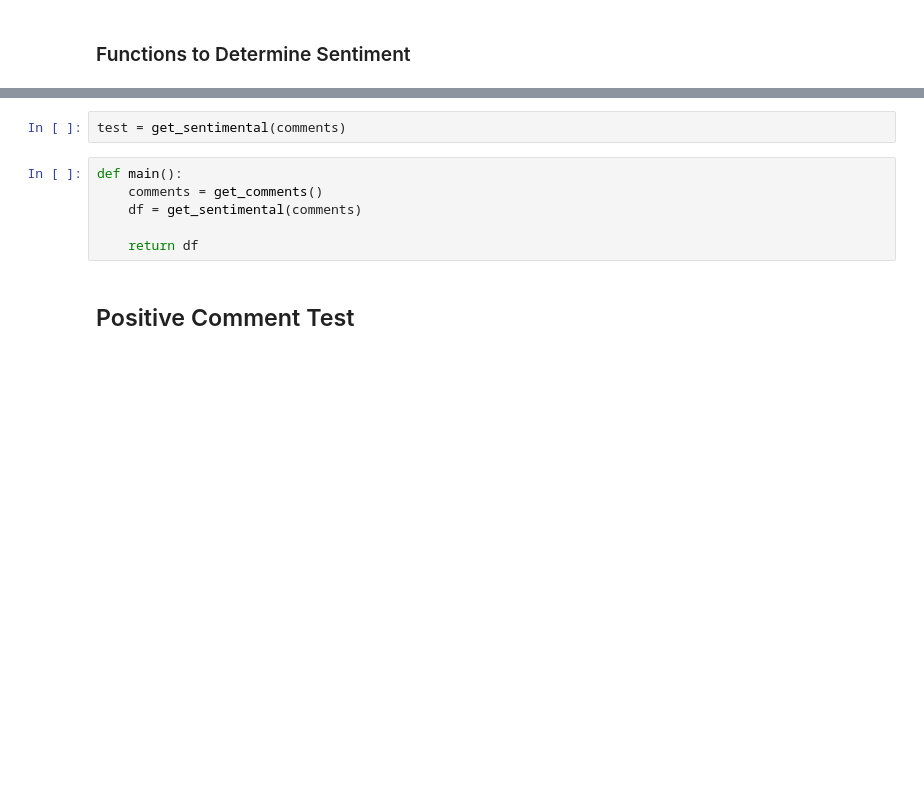
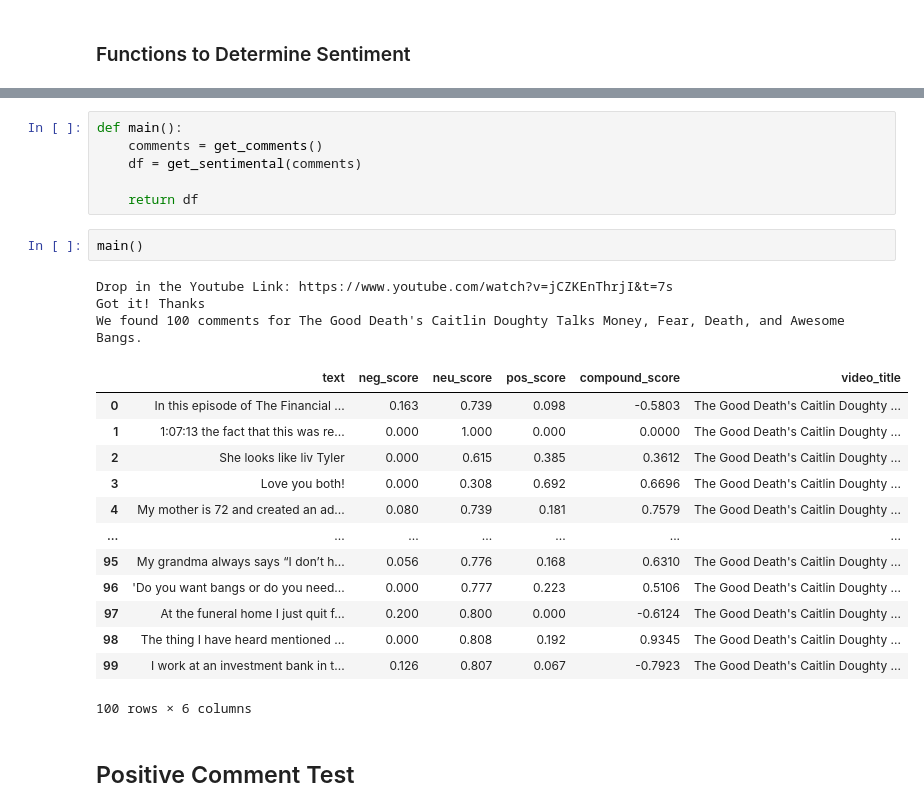
Before and after one commit to taylorsyde/The-Comment-Section, a Jupyter notebook: Youtube-Comment-Sentiment.ipynb, the cells around one changed output, grey strips where cells are left out. Saved outputs shown, nothing was run; the diff lists cells and outputs as text; blank space fills up the shorter version.

```diff
--- a/Youtube-Comment-Sentiment.ipynb
+++ b/Youtube-Comment-Sentiment.ipynb
@@ -153,12 +136,29 @@ def get_sentimental(string_list):
     return df
-# %%
-test = get_sentimental(comments)
 # %%
 def main():
     comments = get_comments()
     df = get_sentimental(comments)
 
     return df
+# %%
+main()
+# %% [output]
+Drop in the Youtube Link: https://www.youtube.com/watch?v=jCZKEnThrjI&t=7s
+Got it! Thanks
+We found 100 comments for The Good Death's Caitlin Doughty Talks Money, Fear, Death, and Awesome Bangs.
+|  | text | neg_score | neu_score | pos_score | compound_score | video_title |
+| 0 | In this episode of The Financial ... | 0.163 | 0.739 | 0.098 | -0.5803 | The Good Death's Caitlin Doughty ... |
+| 1 | 1:07:13 the fact that this was re... | 0.000 | 1.000 | 0.000 | 0.0000 | The Good Death's Caitlin Doughty ... |
+| 2 | She looks like liv Tyler | 0.000 | 0.615 | 0.385 | 0.3612 | The Good Death's Caitlin Doughty ... |
+| 3 | Love you both! | 0.000 | 0.308 | 0.692 | 0.6696 | The Good Death's Caitlin Doughty ... |
+| 4 | My mother is 72 and created an ad... | 0.080 | 0.739 | 0.181 | 0.7579 | The Good Death's Caitlin Doughty ... |
+| ... | ... | ... | ... | ... | ... | ... |
+| 95 | My grandma always says “I don’t h... | 0.056 | 0.776 | 0.168 | 0.6310 | The Good Death's Caitlin Doughty ... |
+| 96 | 'Do you want bangs or do you need... | 0.000 | 0.777 | 0.223 | 0.5106 | The Good Death's Caitlin Doughty ... |
+| 97 | At the funeral home I just quit f... | 0.200 | 0.800 | 0.000 | -0.6124 | The Good Death's Caitlin Doughty ... |
+| 98 | The thing I have heard mentioned ... | 0.000 | 0.808 | 0.192 | 0.9345 | The Good Death's Caitlin Doughty ... |
+| 99 | I work at an investment bank in t... | 0.126 | 0.807 | 0.067 | -0.7923 | The Good Death's Caitlin Doughty ... |
+100 rows × 6 columns
 # %% [markdown]
 ## Positive Comment Test
 # %%
```
Also changed, not shown: parts of 21 cells of this notebook, 1 other file.
